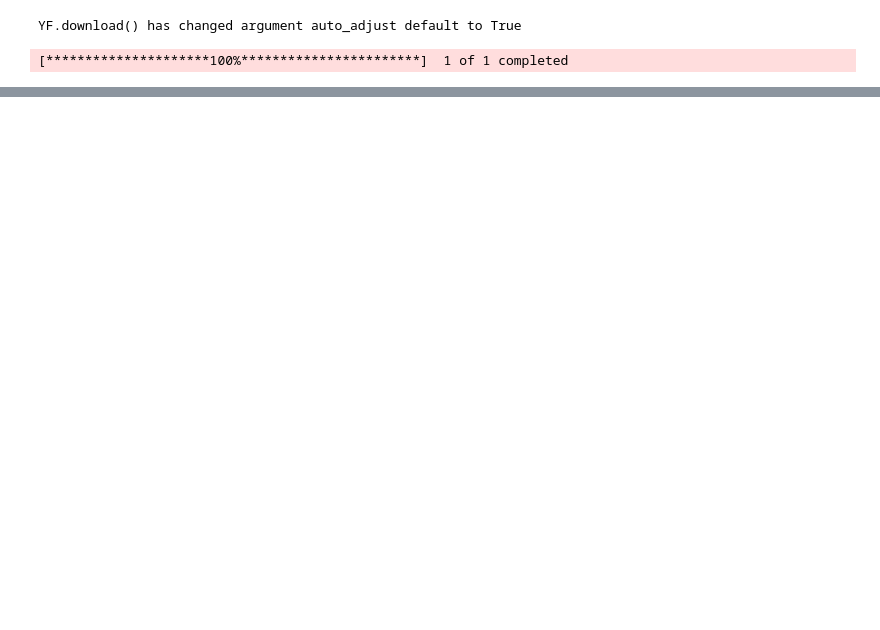
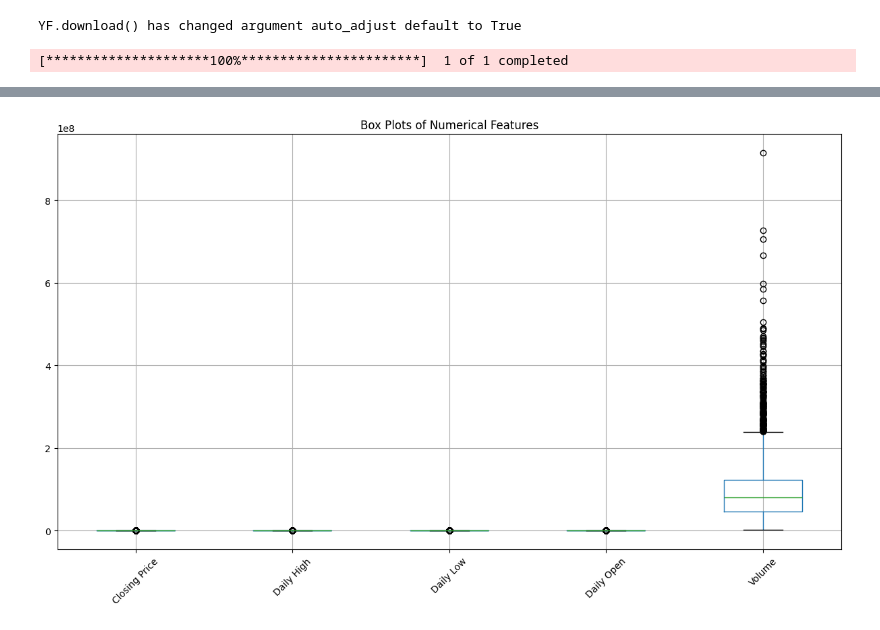
Before and after one commit to AsteroidCoder/University-Assignments-Repository, a Jupyter notebook: Fundamentals of Data Analytics/17th_June_Assignment.ipynb, the cells around one changed output, grey strips where cells are left out. Drawn from its saved outputs; the diff is of its cells as text; code cells hidden in the pictures; blank space fills up the shorter version.

```diff
--- a/Fundamentals of Data Analytics/17th_June_Assignment.ipynb
+++ b/Fundamentals of Data Analytics/17th_June_Assignment.ipynb
@@ -26,0 +259,13 @@ df1.head()
+# %%
+# Box plots for numerical features to see distributions and potential outliers.
+# Imagine a box that holds the middle 50% of your data. The line in the middle is the median (middle value).
+# The "whiskers" (lines sticking out) show the range, and dots outside are potential "outliers" (unusual values).
+numerical_cols = Data.select_dtypes(include=np.number).columns.tolist()
+if numerical_cols:
+        plt.figure(figsize=(15, 8))
+        Data[numerical_cols].boxplot()
+        plt.title('Box Plots of Numerical Features')
+        plt.xticks(rotation=45) # Rotate labels if they overlap
+        plt.show()
+# %% [output]
+[figure, added]
```
Also changed, not shown: parts of 26 cells of this notebook, 2 other files.
